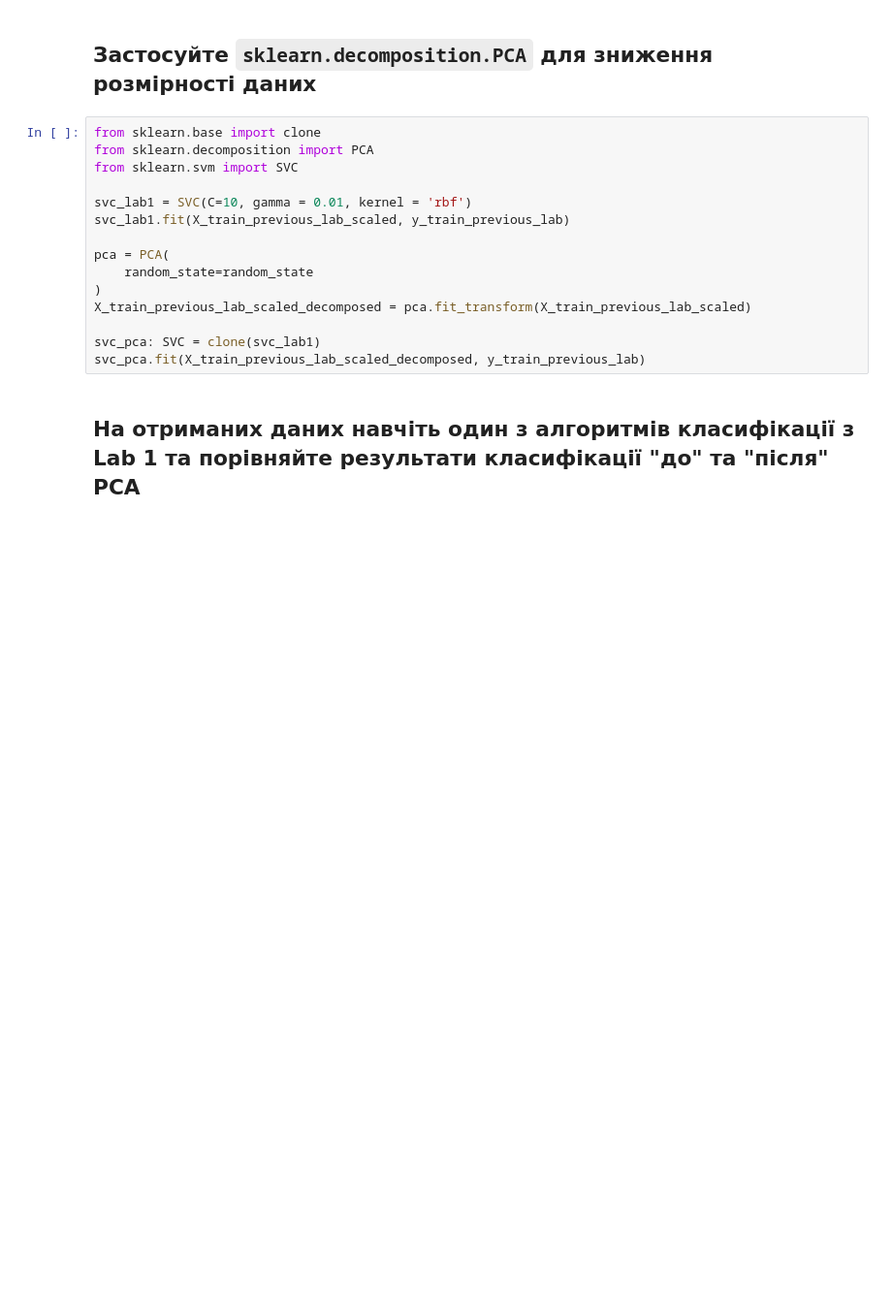
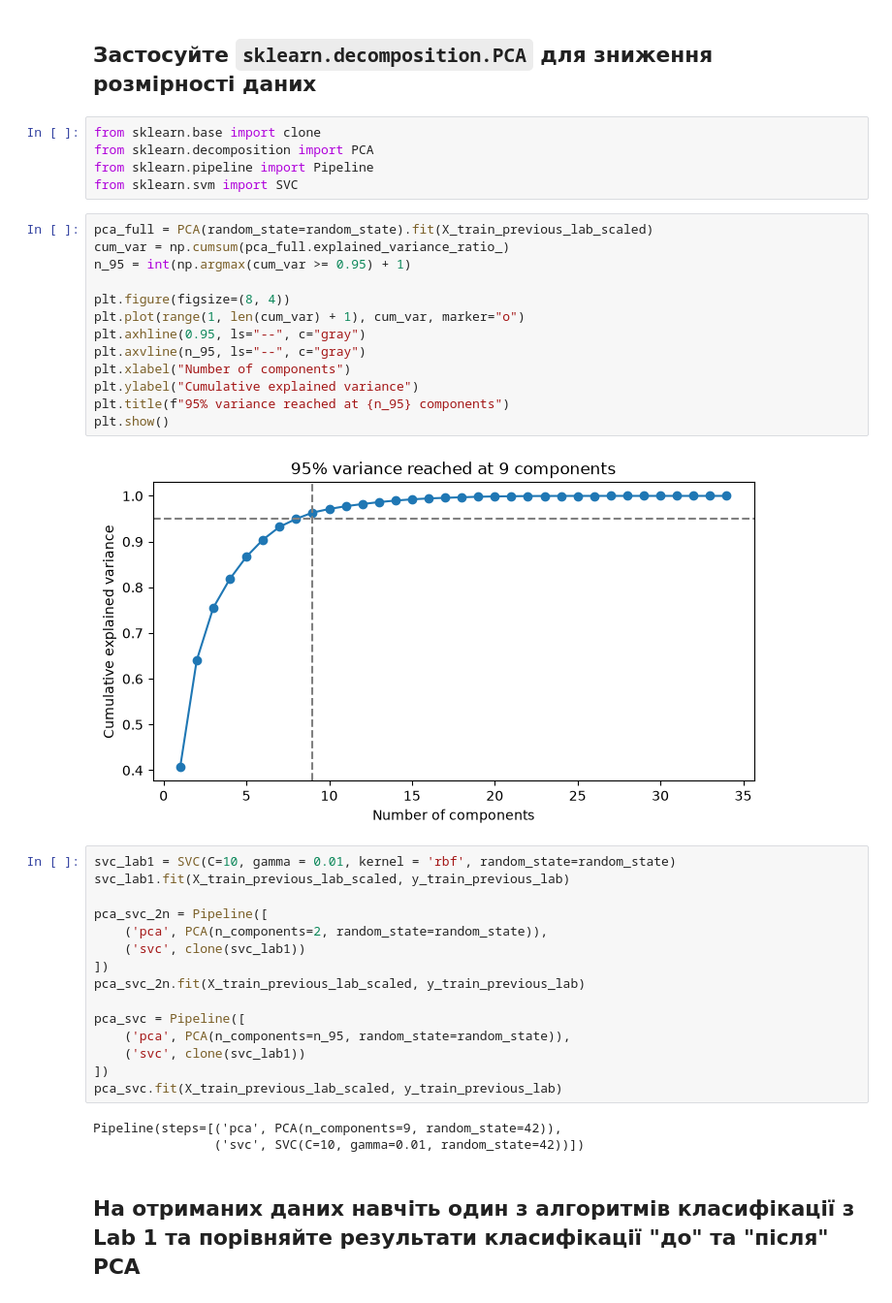
Before and after one commit to KPI-FTI-MMDA-Klymentiev/IntelligentDataAnalysis, a Jupyter notebook: labs/lab2/lab2.ipynb, the cells around one changed output. Shown at 97% size. Drawn from its saved outputs; the diff is of its cells as text; blank space fills up the shorter version.

```diff
--- a/labs/lab2/lab2.ipynb
+++ b/labs/lab2/lab2.ipynb
@@ -110,21 +122,44 @@ X_test_previous_lab_scaled = scaler.transform(X_test_previous_lab)
 ## Візьміть датасет, з яким ви працювали в лабораторній роботі №1
 # %% [markdown]
 ## Застосуйте `sklearn.decomposition.PCA` для зниження розмірності даних
+# %%
+from sklearn.base import clone
+from sklearn.decomposition import PCA
+from sklearn.pipeline import Pipeline
+from sklearn.svm import SVC
+# %%
+pca_full = PCA(random_state=random_state).fit(X_train_previous_lab_scaled)
+cum_var = np.cumsum(pca_full.explained_variance_ratio_)
+n_95 = int(np.argmax(cum_var >= 0.95) + 1)
+
+plt.figure(figsize=(8, 4))
+plt.plot(range(1, len(cum_var) + 1), cum_var, marker="o")
+plt.axhline(0.95, ls="--", c="gray")
+plt.axvline(n_95, ls="--", c="gray")
+plt.xlabel("Number of components")
+plt.ylabel("Cumulative explained variance")
+plt.title(f"95% variance reached at {n_95} components")
+plt.show()
+# %% [output]
+[figure, added]
 # %%
-from sklearn.base import clone
-from sklearn.decomposition import PCA
-from sklearn.svm import SVC
-
-svc_lab1 = SVC(C=10, gamma = 0.01, kernel = 'rbf')
+svc_lab1 = SVC(C=10, gamma = 0.01, kernel = 'rbf', random_state=random_state)
 svc_lab1.fit(X_train_previous_lab_scaled, y_train_previous_lab)
 
-pca = PCA(
-    random_state=random_state
-)
-X_train_previous_lab_scaled_decomposed = pca.fit_transform(X_train_previous_lab_scaled)
+pca_svc_2n = Pipeline([
+    ('pca', PCA(n_components=2, random_state=random_state)),
+    ('svc', clone(svc_lab1))
+])
+pca_svc_2n.fit(X_train_previous_lab_scaled, y_train_previous_lab)
 
-svc_pca: SVC = clone(svc_lab1)
-svc_pca.fit(X_train_previous_lab_scaled_decomposed, y_train_previous_lab)
+pca_svc = Pipeline([
+    ('pca', PCA(n_components=n_95, random_state=random_state)),
+    ('svc', clone(svc_lab1))
+])
+pca_svc.fit(X_train_previous_lab_scaled, y_train_previous_lab)
+# %% [output]
+Pipeline(steps=[('pca', PCA(n_components=9, random_state=42)),
+                ('svc', SVC(C=10, gamma=0.01, random_state=42))])
 # %% [markdown]
 ## На отриманих даних навчіть один з алгоритмів класифікації з Lab 1 та порівняйте результати класифікації "до" та "після" PCA
 # %%
```
Also changed, not shown: parts of 11 cells of this notebook.
